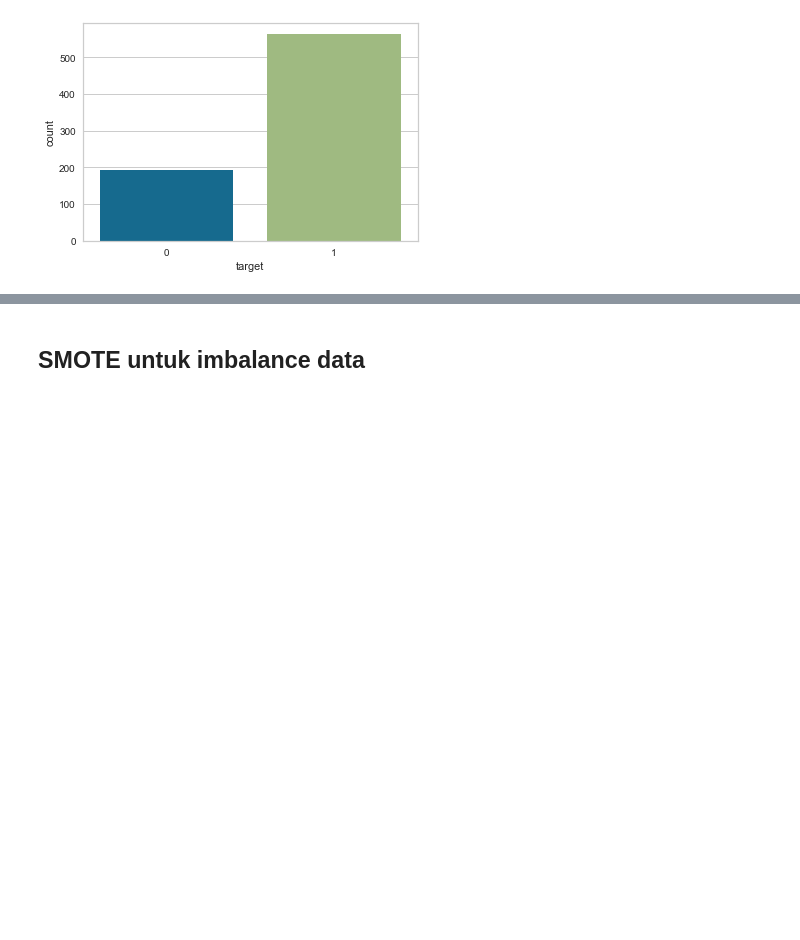
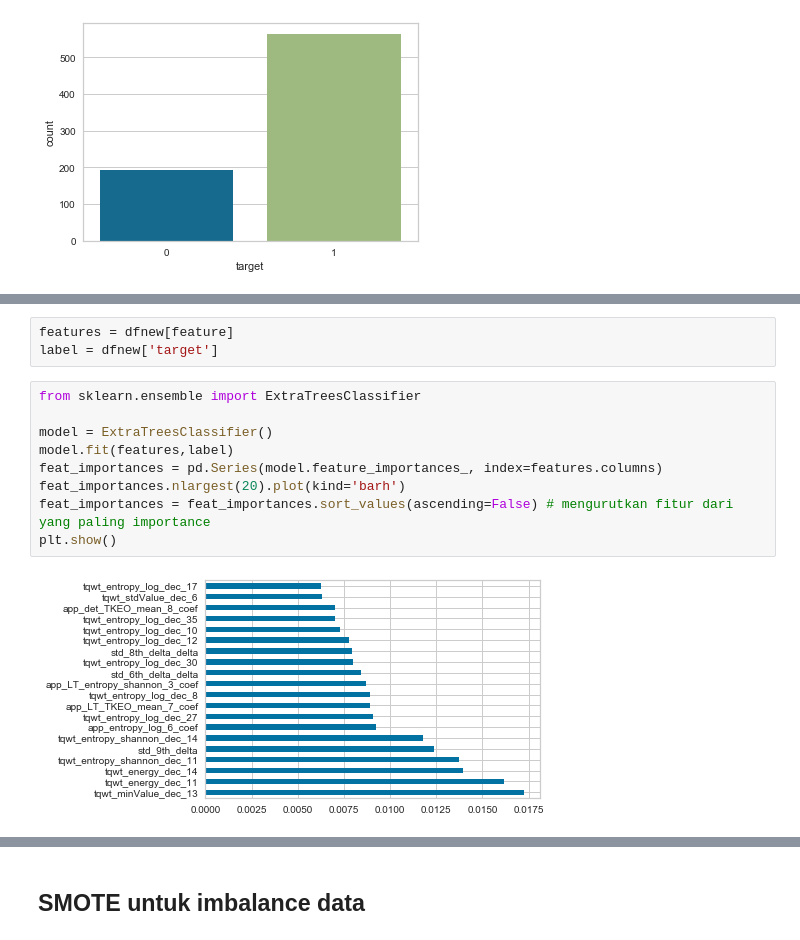
Before and after one commit to vincentmichael089/ML-Logistic-Regression, a Jupyter notebook: logisticregression.ipynb, the cells around one changed output, grey strips where cells are left out. Drawn from its saved outputs; the diff is of its cells as text; blank space fills up the shorter version.

```diff
--- a/logisticregression.ipynb
+++ b/logisticregression.ipynb
@@ -127,0 +154,14 @@ Name: target, dtype: int64
+# %%
+features = dfnew[feature]
+label = dfnew['target']
+# %%
+from sklearn.ensemble import ExtraTreesClassifier
+
+model = ExtraTreesClassifier()
+model.fit(features,label)
+feat_importances = pd.Series(model.feature_importances_, index=features.columns)
+feat_importances.nlargest(20).plot(kind='barh')
+feat_importances = feat_importances.sort_values(ascending=False) # mengurutkan fitur dari yang paling importance
+plt.show()
+# %% [output]
+[figure, added]
```
Also changed, not shown: parts of 12 cells of this notebook.
